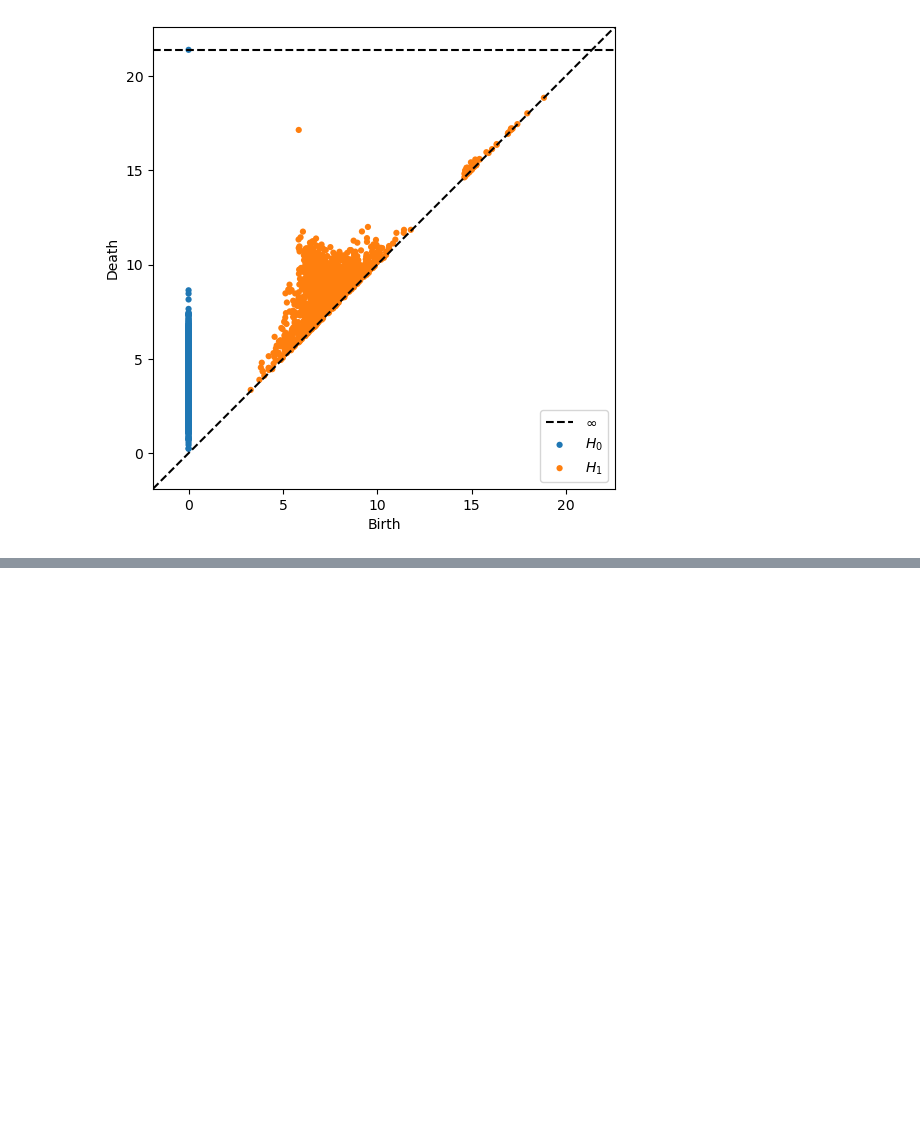
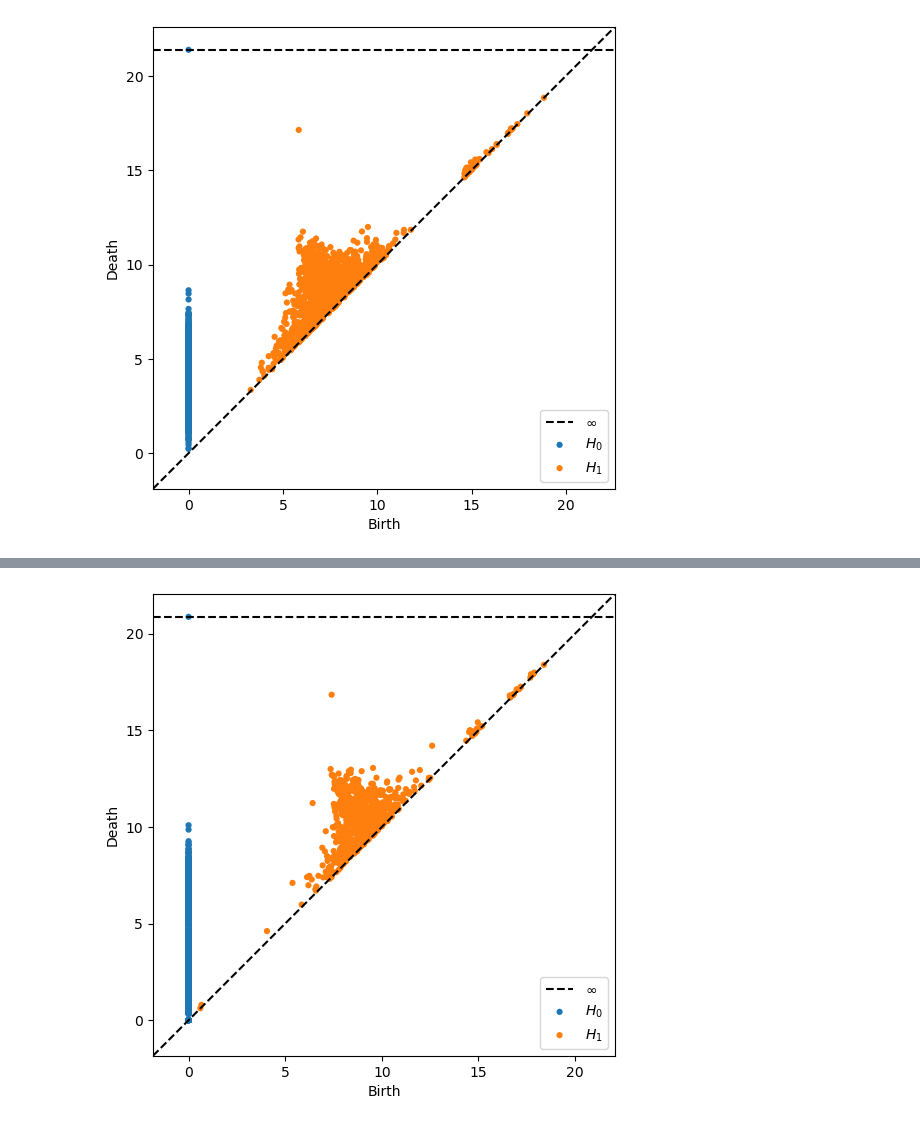
Before and after one commit to kyleormsby/persistent-symmetry, a Jupyter notebook: studentDemos/Olivia_demos/denoising.ipynb, the cells around one changed output, grey strips where cells are left out. Saved outputs shown, nothing was run; the diff lists cells and outputs as text; code cells hidden in the pictures; blank space fills up the shorter version.

```diff
--- a/studentDemos/Olivia_demos/denoising.ipynb
+++ b/studentDemos/Olivia_demos/denoising.ipynb
@@ -275,0 +298,5 @@ plot_dgms(output)
+# %%
+output = p_hom(NewNewM, maxdim=1, coeff=3)
+plot_dgms(output)
+# %% [output]
+[figure, added]
```
Also changed, not shown: parts of 4 cells of this notebook.
